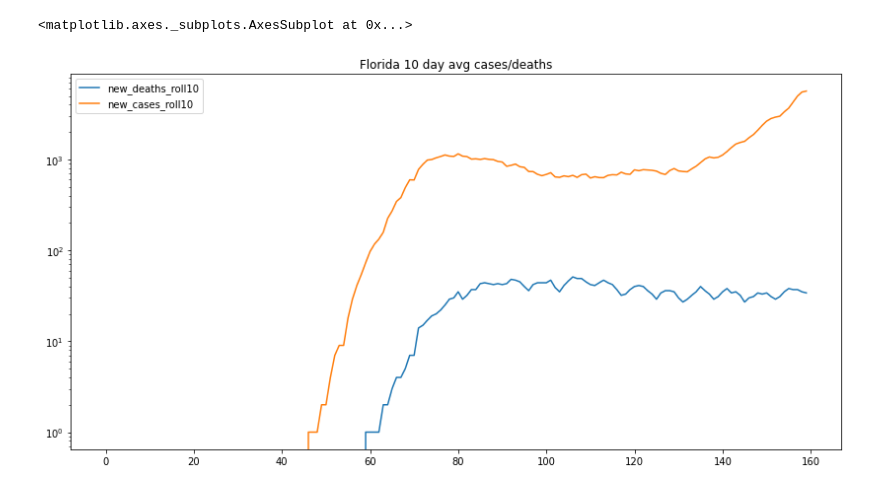
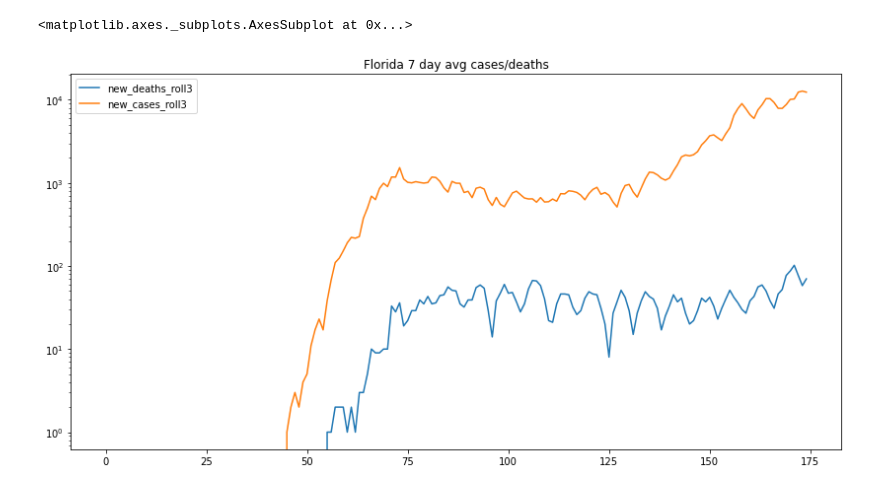
Before and after one commit to mrichard91/ihme_model_notebook, a Jupyter notebook: JH time series analysis.ipynb, the cells around one changed output. Saved outputs shown, nothing was run; the diff lists cells and outputs as text; code cells hidden in the pictures.

```diff
--- a/JH time series analysis.ipynb
+++ b/JH time series analysis.ipynb
@@ -59,12 +59,12 @@ df['new_deaths_roll3'] = df.groupby('state').new_deaths.rolling(3).mean().fillna
 # %%
 # and we can plot the two curves - new cases and deaths
 state = 'Florida'
 plt.rcParams['figure.figsize'] = (14,7)
 df.query(f'state == "{state}"').\
     reset_index().\
-    loc[:, ['new_deaths_roll10', 'new_cases_roll10']].\
-    plot(logy=True, title=f'{state} 10 day avg cases/deaths')
+    loc[:, ['new_deaths_roll3', 'new_cases_roll3']].\
+    plot(logy=True, title=f'{state} 7 day avg cases/deaths')
 # %% [output]
 <matplotlib.axes._subplots.AxesSubplot at 0x...>
-[figure, old version]
+[figure, new version]
 # %%
```
Also changed, not shown: parts of 5 cells of this notebook, 3 other files.
